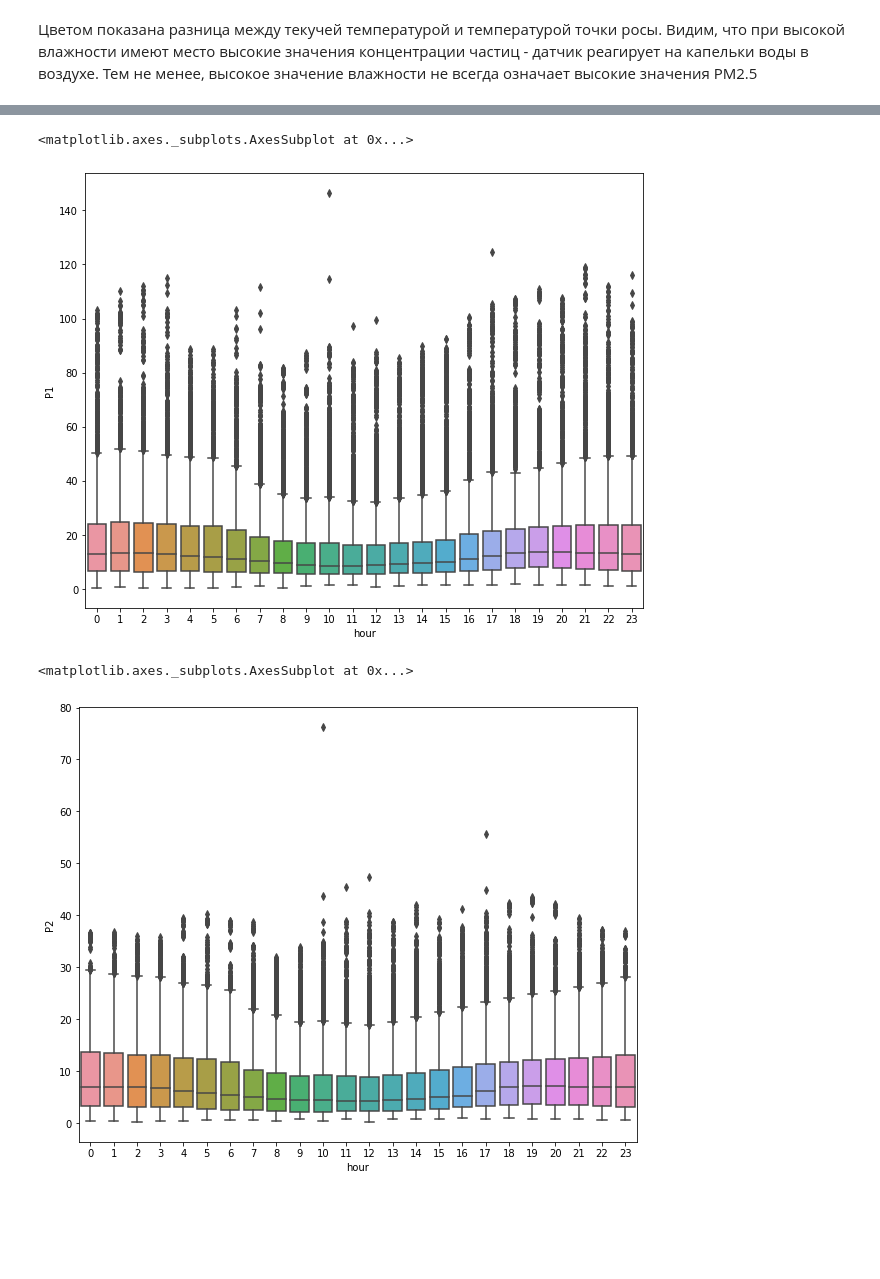
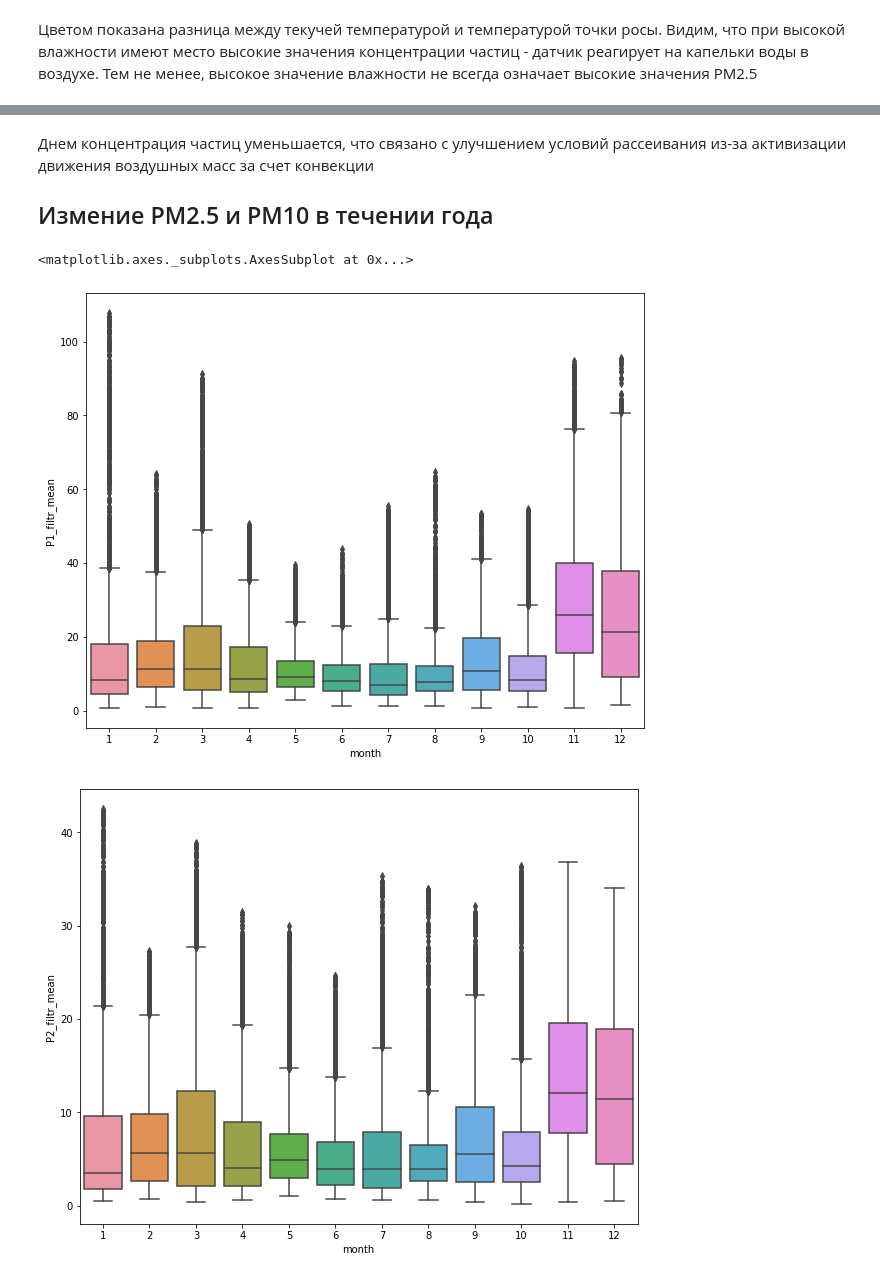
Before and after one commit to aerubanov/Proj_Air_Quality, a Jupyter notebook: notebooks/EDA.ipynb, the cells around one changed output, grey strips where cells are left out. Cells and saved outputs as stored; diff of their text form; code cells hidden in the pictures; blank space fills up the shorter version.

```diff
--- a/notebooks/EDA.ipynb
+++ b/notebooks/EDA.ipynb
@@ -137,3 +139,5 @@ data.plot.scatter( 'humidity_filtr_mean', 'P2_filtr_mean',
+# %%
+data = data.tz_convert('Europe/Moscow')
 # %%
 data['hour'] = data.index.hour
 data['month'] = data.index.month
@@ -140,10 +154,12 @@ data['month'] = data.index.month
+# %% [markdown]
+Днем концентрация частиц уменьшается, что связано с улучшением условий рассеивания из-за активизации движения воздушных масс за счет конвекции
+## Измение PM2.5 и PM10 в течении года
 # %%
-sns.boxplot(x='hour', y='P1', data=data)
+sns.boxplot(x='month', y='P1_filtr_mean', data=data)
 # %% [output]
 <matplotlib.axes._subplots.AxesSubplot at 0x...>
-[figure, old version]
+[figure, new version]
 # %%
-sns.boxplot(x='hour', y='P2', data=data)
+_ = sns.boxplot(x='month', y='P2_filtr_mean', data=data)
 # %% [output]
-<matplotlib.axes._subplots.AxesSubplot at 0x...>
-[figure, old version]
+[figure, new version]
```
Also changed, not shown: parts of 31 cells of this notebook.
